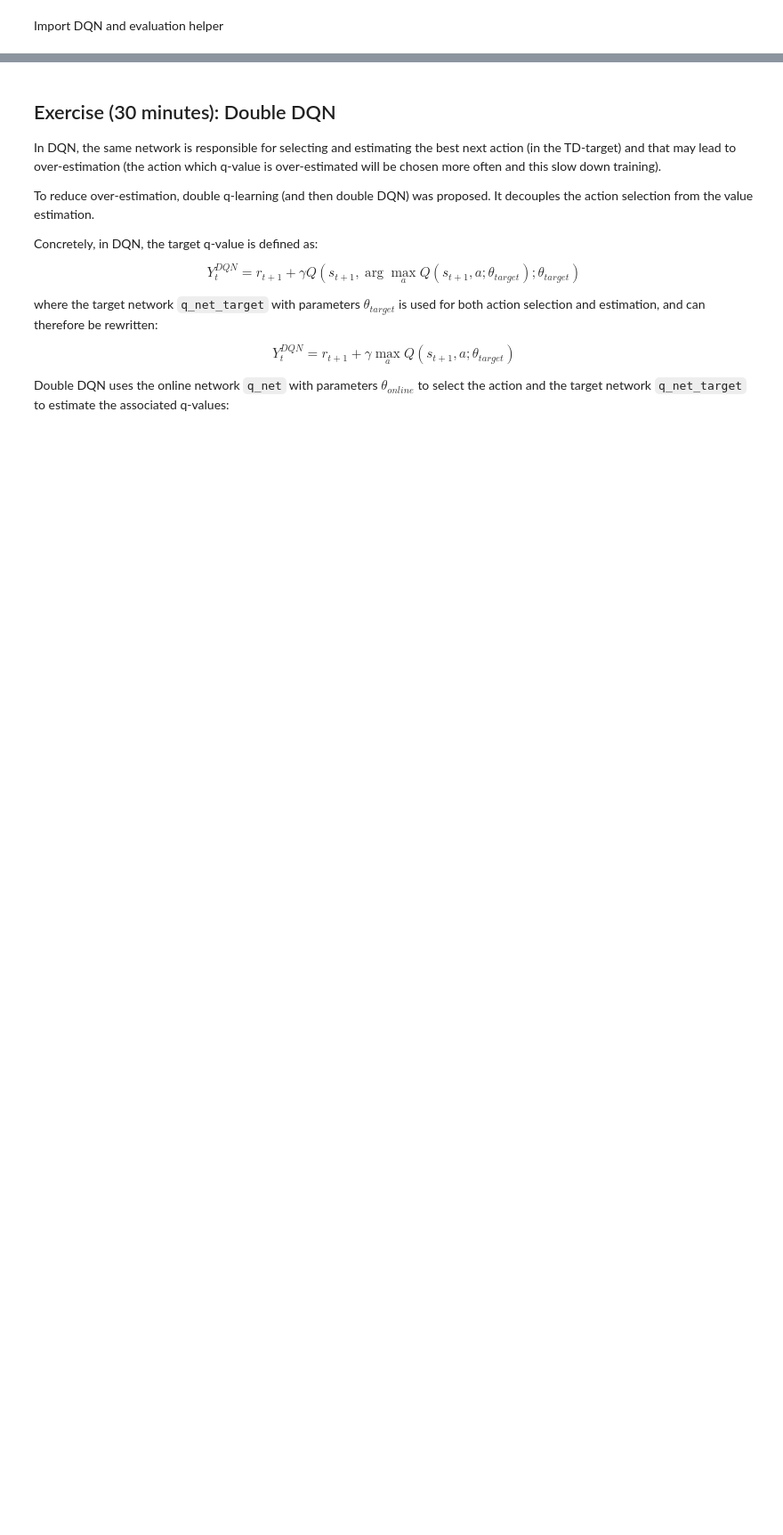
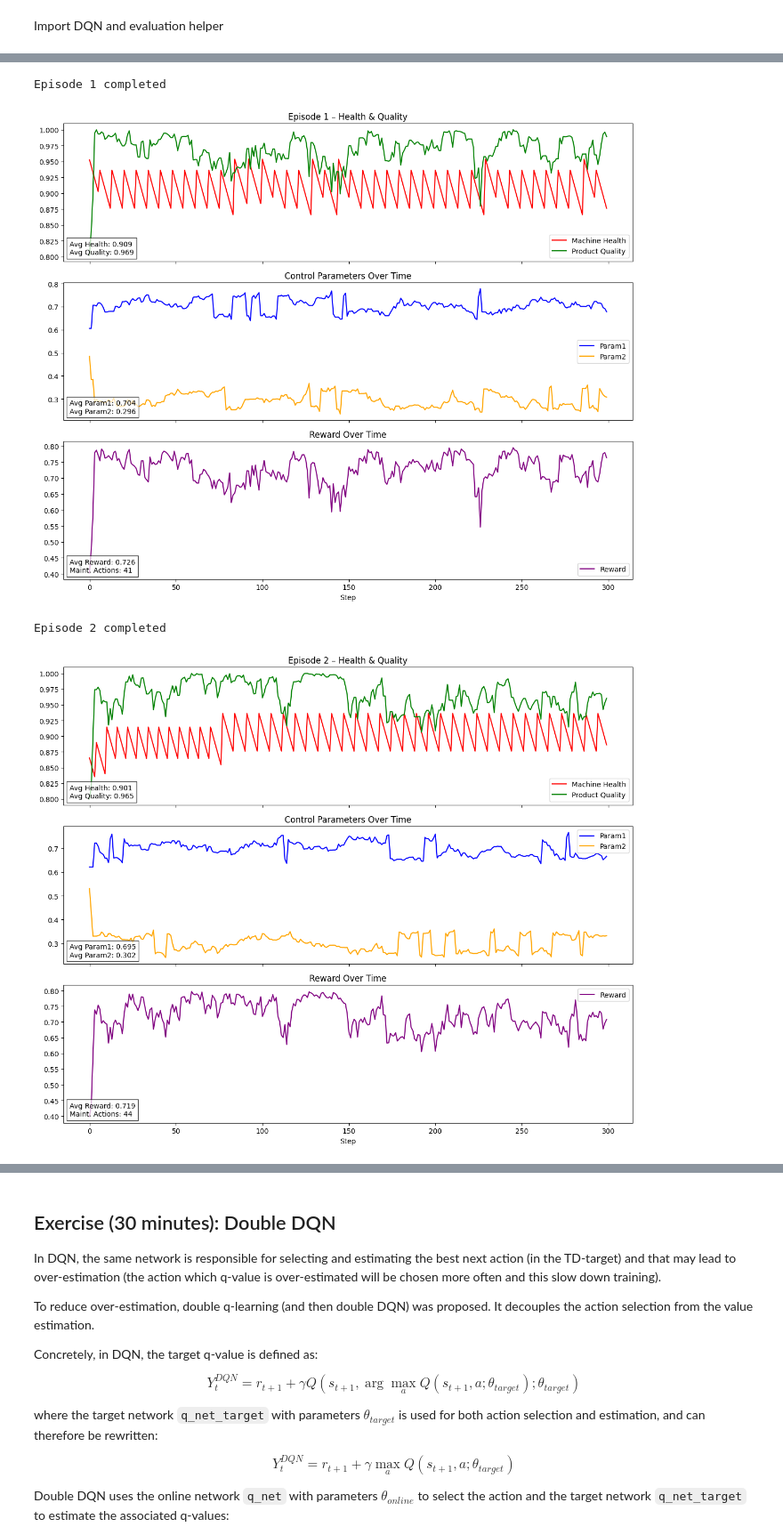
Before and after one commit to Atharvamu/aipal-industrial-dqn, a Jupyter notebook: dqn_sb3.ipynb, the cells around one changed output, grey strips where cells are left out. Shown at 89% size. Drawn from its saved outputs; the diff is of its cells as text; code cells hidden in the pictures; blank space fills up the shorter version.

```diff
--- a/dqn_sb3.ipynb
+++ b/dqn_sb3.ipynb
@@ -409,0 +164,4 @@ print(f"Sum discounted rewards: {sum_discounted_rewards:.2f}, initial q-value {i
+# %%
+# Initialize and validate env
+env = IndustrialAutomationEnv()
+check_env(env)
@@ -409,0 +207,70 @@ print(f"Sum discounted rewards: {sum_discounted_rewards:.2f}, initial q-value {i
+# %%
+import matplotlib.pyplot as plt
+import numpy as np
+
+def plot_metrics(metrics, title, maintenance_count=None):
+    steps = range(len(metrics['rewards']))
+
+    # Calculate averages
+    avg_health = np.mean(metrics['healths'])
+    avg_quality = np.mean(metrics['qualities'])
+    avg_param1 = np.mean(metrics['param1s'])
+    avg_param2 = np.mean(metrics['param2s'])
+    avg_reward = np.mean(metrics['rewards'])
+
+    fig, axs = plt.subplots(3, 1, figsize=(12, 10), sharex=True)
+
+    # Plot 1: Health & Quality
+    axs[0].plot(steps, metrics['healths'], label="Machine Health", color='red')
+    axs[0].plot(steps, metrics['qualities'], label="Product Quality", color='green')
+    axs[0].set_title(f"{title} – Health & Quality")
+    axs[0].legend()
+    axs[0].text(0.01, 0.05,
+        f"Avg Health: {avg_health:.3f}\nAvg Quality: {avg_quality:.3f}",
+        transform=axs[0].transAxes, fontsize=10, bbox=dict(facecolor='white', alpha=0.7))
+
+    # Plot 2: Control Parameters
+    axs[1].plot(steps, metrics['param1s'], label="Param1", color='blue')
+    axs[1].plot(steps, metrics['param2s'], label="Param2", color='orange')
+    axs[1].set_title("Control Parameters Over Time")
+    axs[1].legend()
+    axs[1].text(0.01, 0.05,
+        f"Avg Param1: {avg_param1:.3f}\nAvg Param2: {avg_param2:.3f}",
+        transform=axs[1].transAxes, fontsize=10, bbox=dict(facecolor='white', alpha=0.7))
+
+    # Plot 3: Reward
+    axs[2].plot(steps, metrics['rewards'], label="Reward", color='purple')
+    axs[2].set_title("Reward Over Time")
+    axs[2].legend()
+    reward_text = f"Avg Reward: {avg_reward:.3f}"
+    if maintenance_count is not None:
+        reward_text += f"\nMaint. Actions: {maintenance_count}"
+    axs[2].text(0.01, 0.05, reward_text,
+        transform=axs[2].transAxes, fontsize=10, bbox=dict(facecolor='white', alpha=0.7))
+
+    plt.xlabel("Step")
+    plt.tight_layout()
+    plt.show()
+
+
+# Evaluate 5 episodes
+for ep in range(5):
+    env = IndustrialAutomationEnv()
+    obs, _ = env.reset()
+    done = False
+    maintenance_count = 0
+
+    while not done:
+        action, _ = model.predict(obs, deterministic=True)
+        obs, _, terminated, truncated, _ = env.step(action)
+        if action == 5:
+            maintenance_count += 1
+        done = terminated or truncated
+
+    print(f"Episode {ep + 1} completed")
+    plot_metrics(env.metrics, f"Episode {ep + 1}", maintenance_count=maintenance_count)
+# %% [output]
+Episode 1 completed
+[figure, added]
+Episode 2 completed
+[figure, added]
```
Also changed, not shown: parts of 43 cells of this notebook.
